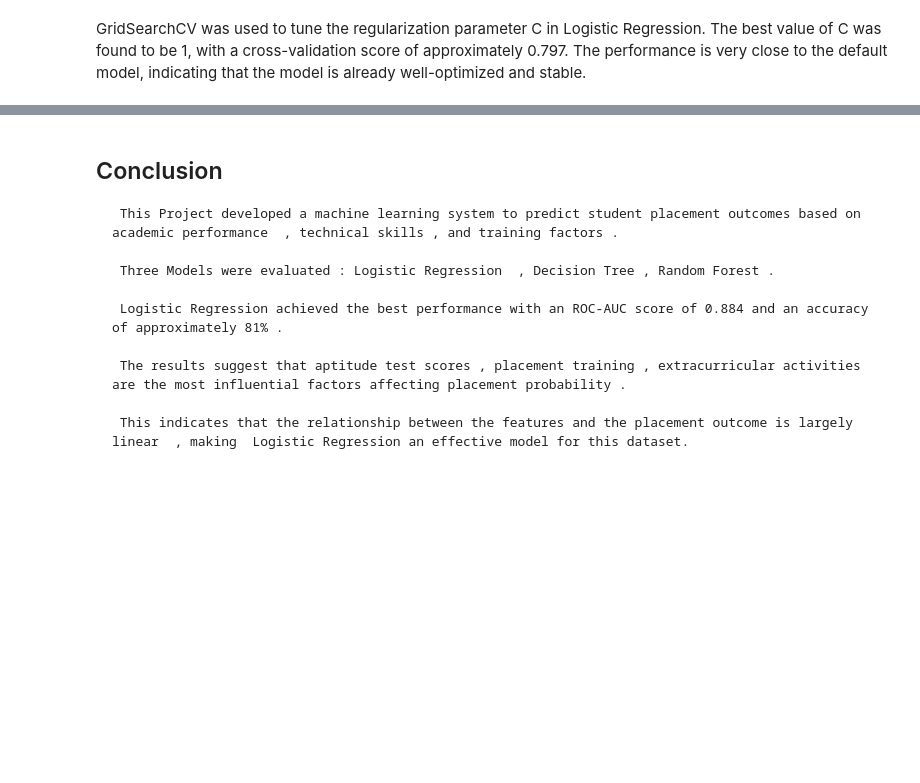
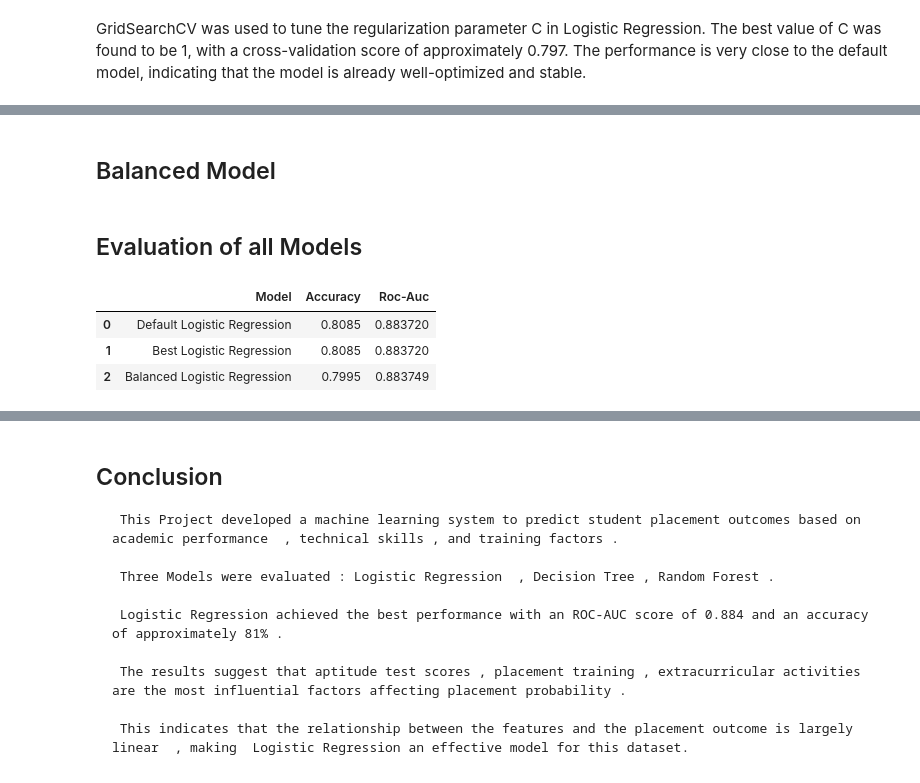
Before and after one commit to 24je0657/Student_Placement_Prediction, a Jupyter notebook: Notebooks/01_data_exploration.ipynb, the cells around one changed output, grey strips where cells are left out. Drawn from its saved outputs; the diff is of its cells as text; code cells hidden in the pictures; blank space fills up the shorter version.

Commit message:
Completed Final model comparison with insights on tuning and class imbalance

```diff
--- a/Notebooks/01_data_exploration.ipynb
+++ b/Notebooks/01_data_exploration.ipynb
@@ -331,0 +334,4 @@ The performance is very close to the default model, indicating that the model is
+# %%
+model_default = LogisticRegression(max_iter=1000) # Default Hyperparameters
+model_default.fit(X_train , y_train)
+y_pred_default = model_default.predict(X_test)
@@ -331,0 +340,35 @@ The performance is very close to the default model, indicating that the model is
+# %%
+best_model = grid.best_estimator_ # Best Model from Grid Search
+y_pred_best = best_model.predict(X_test)
+# %% [markdown]
+## Balanced Model
+# %%
+model_balanced = LogisticRegression(max_iter=1000, class_weight='balanced') # Handling Class Imbalance
+model_balanced.fit(X_train , y_train)
+y_pred_balanced = model_balanced.predict(X_test)
+# %% [markdown]
+## Evaluation of all Models
+# %%
+from sklearn.metrics import accuracy_score, roc_auc_score
+
+acc_default = accuracy_score(y_test , y_pred_default)
+auc_default = roc_auc_score(y_test , model_default.predict_proba(X_test)[:,1])
+
+acc_best = accuracy_score(y_test , y_pred_best)
+auc_best = roc_auc_score(y_test , best_model.predict_proba(X_test)[:,1])
+
+acc_balanced = accuracy_score(y_test , y_pred_balanced)
+auc_balanced = roc_auc_score(y_test , model_balanced.predict_proba(X_test)[:,1])
+# %%
+import pandas as pd
+final_results = pd.DataFrame({
+    "Model":["Default Logistic Regression","Best Logistic Regression","Balanced Logistic Regression"],
+    "Accuracy":[acc_default, acc_best, acc_balanced],
+    "Roc-Auc":[auc_default, auc_best, auc_balanced]
+})
+final_results
+# %% [output]
+|  | Model | Accuracy | Roc-Auc |
+| 0 | Default Logistic Regression | 0.8085 | 0.883720 |
+| 1 | Best Logistic Regression | 0.8085 | 0.883720 |
+| 2 | Balanced Logistic Regression | 0.7995 | 0.883749 |
```
Also changed, not shown: parts of 3 cells of this notebook.
